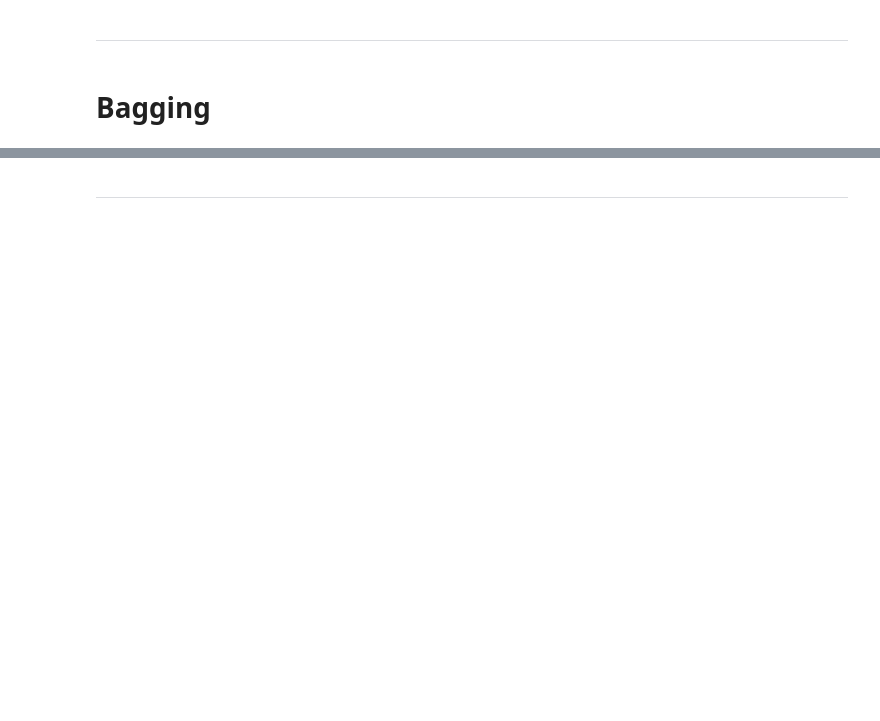
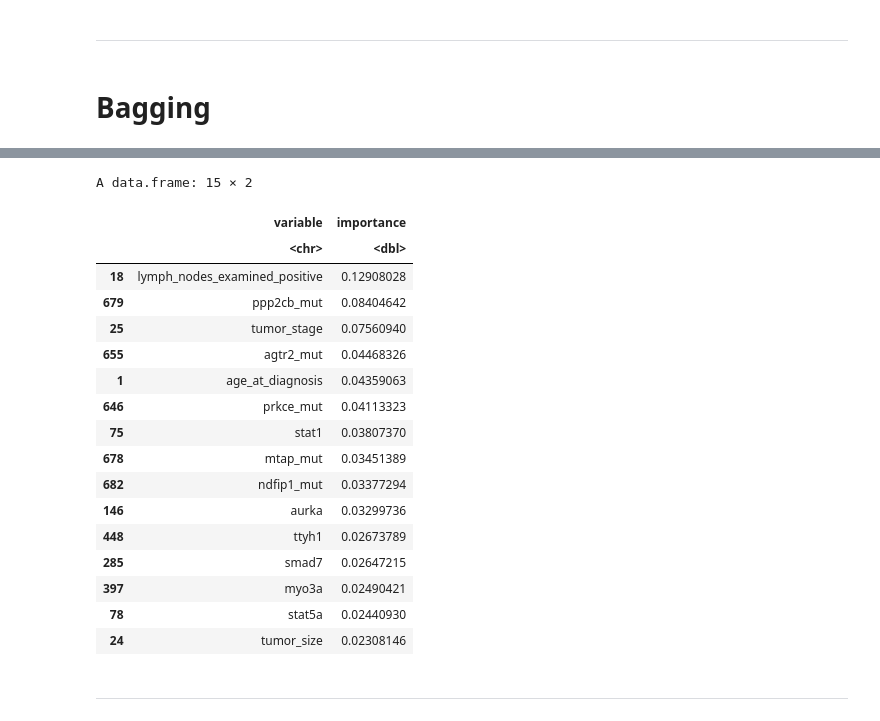
Before and after one commit to harrisdurrani/data_mining_project, a Jupyter notebook: Ensemble Tree Methods (R code).ipynb, the cells around one changed output, grey strips where cells are left out. Saved outputs shown, nothing was run; the diff lists cells and outputs as text; code cells hidden in the pictures; blank space fills up the shorter version.

```diff
--- a/Ensemble Tree Methods (R code).ipynb
+++ b/Ensemble Tree Methods (R code).ipynb
@@ -744,3 +755,31 @@ $tumor_stage
 ---
 # %% [markdown]
 # Bagging
+# %%
+set.seed(123)
+# Train/test split
+n <- nrow(model_df)
+train_idx <- sample(seq_len(n), size = floor(0.8 * n))
+
+train_df <- model_df[train_idx, ]
+test_df  <- model_df[-train_idx, ]
+
+dim(train_df)
+dim(test_df)
+
+
+# Fit bagging survival model
+p <- ncol(train_df) - 2   # subtract time and event
+
+bag_model <- rfsrc(
+  Surv(time, event) ~ .,
+  data = train_df,
+  ntree = 200,
+  mtry = p,
+  importance = TRUE,
+  block.size = 1,
+  splitrule = "logrank",
+  bootstrap = "by.root"
+)
+
+print(bag_model)
@@ -747,2 +858,30 @@ $tumor_stage
+# %%
+# Top 15 most important variables
+var_imp_df <- data.frame(
+  variable = names(var_imp$importance),
+  importance = as.numeric(var_imp$importance)
+)
+
+var_imp_df <- var_imp_df[order(-var_imp_df$importance), ]
+head(var_imp_df, 15)
+# %% [output]
+A data.frame: 15 × 2
+|  | variable | importance |
+|  | <chr> | <dbl> |
+| 18 | lymph_nodes_examined_positive | 0.12908028 |
+| 679 | ppp2cb_mut | 0.08404642 |
+| 25 | tumor_stage | 0.07560940 |
+| 655 | agtr2_mut | 0.04468326 |
+| 1 | age_at_diagnosis | 0.04359063 |
+| 646 | prkce_mut | 0.04113323 |
+| 75 | stat1 | 0.03807370 |
+| 678 | mtap_mut | 0.03451389 |
+| 682 | ndfip1_mut | 0.03377294 |
+| 146 | aurka | 0.03299736 |
+| 448 | ttyh1 | 0.02673789 |
+| 285 | smad7 | 0.02647215 |
+| 397 | myo3a | 0.02490421 |
+| 78 | stat5a | 0.02440930 |
+| 24 | tumor_size | 0.02308146 |
 # %% [markdown]
 ---
```
Also changed, not shown: parts of 30 cells of this notebook.
